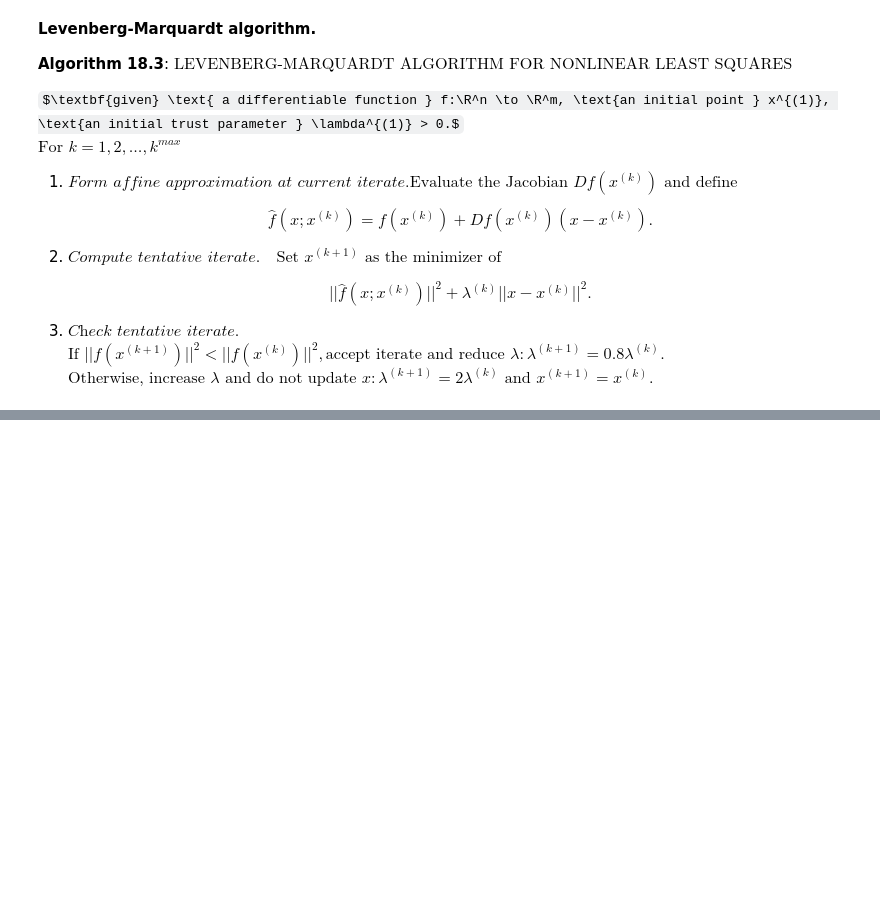
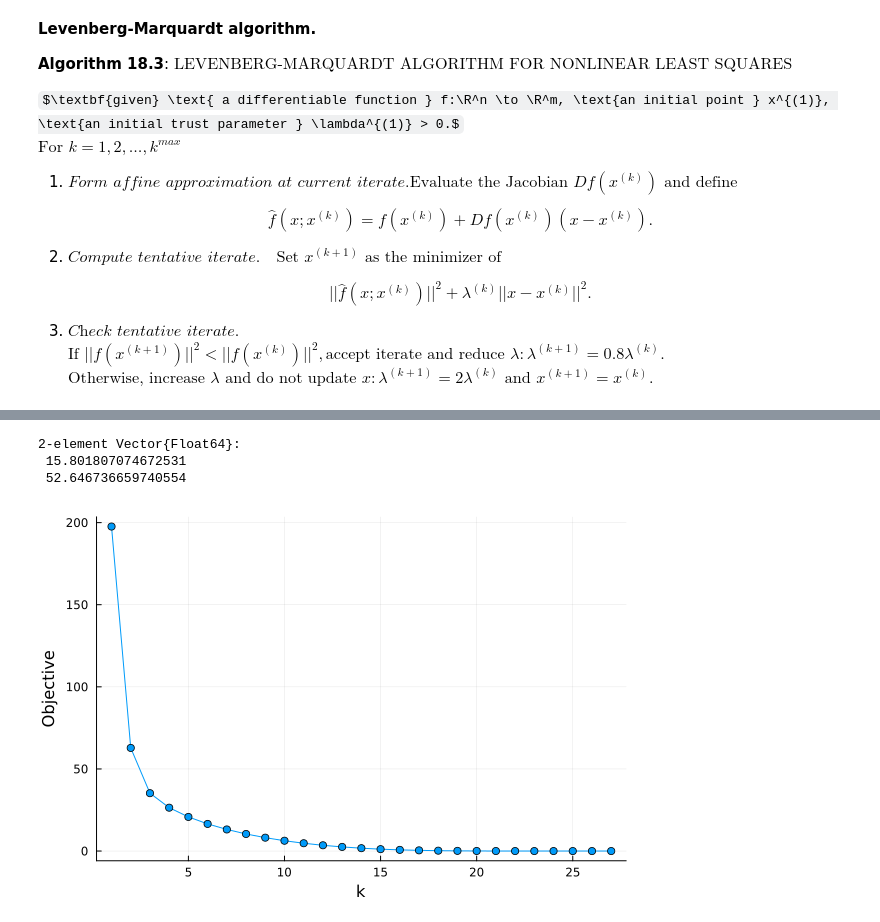
Before and after one commit to Minh-An/engr108, a Jupyter notebook: nonlinear_ls.ipynb, the cells around one changed output, grey strips where cells are left out. Drawn from its saved outputs; the diff is of its cells as text; code cells hidden in the pictures; some formulas as TeX source; blank space fills up the shorter version.

```diff
--- a/nonlinear_ls.ipynb
+++ b/nonlinear_ls.ipynb
@@ -340,0 +445,36 @@ $\text{Otherwise, increase } \lambda \text{ and do not update } x: \lambda^{(k+1
+# %%
+pnom = [2.8, 10]
+dnom = [3.1, 2.2]
+snom = [2.2, 0.3]
+
+Ed = [-.5  .2;
+        0 -.5]
+
+Es = [  .5 -.3;
+      -.15  .8]
+
+D(p) = exp.(Ed*(log.(p) - log.(pnom)) .+ dnom)
+S(p) = exp.(Es*(log.(p) - log.(pnom)) .+ snom)
+
+f(p) = S(p) - D(p)
+
+function Df(p)
+    Sp = S(p)
+    Dp = D(p)
+    DSp = [(Sp[1]*Es[1,1]/p[1]) (Sp[1]*Es[1,2]/p[2]);
+           (Sp[2]*Es[2,1]/p[1]) (Sp[2]*Es[2,2]/p[2])];
+    DDp = [(Dp[1]*Ed[1,1]/p[1]) (Dp[1]*Ed[1,2]/p[2]);
+           (Dp[2]*Ed[2,1]/p[1]) (Dp[2]*Ed[2,2]/p[2])];
+    return DSp - DDp;
+end;
+
+p, iterdata = levenberg_marquardt(f, Df, [3,9], 1.0)
+p
+# %% [output]
+2-element Vector{Float64}:
+ 15.801807074672531
+ 52.646736659740554
+# %%
+plot(iterdata["objectives"], shape = :circle, legend =false, xlabel = "k", ylabel = "Objective")
+# %% [output]
+[figure, added]
```
Also changed, not shown: parts of 15 cells of this notebook.
